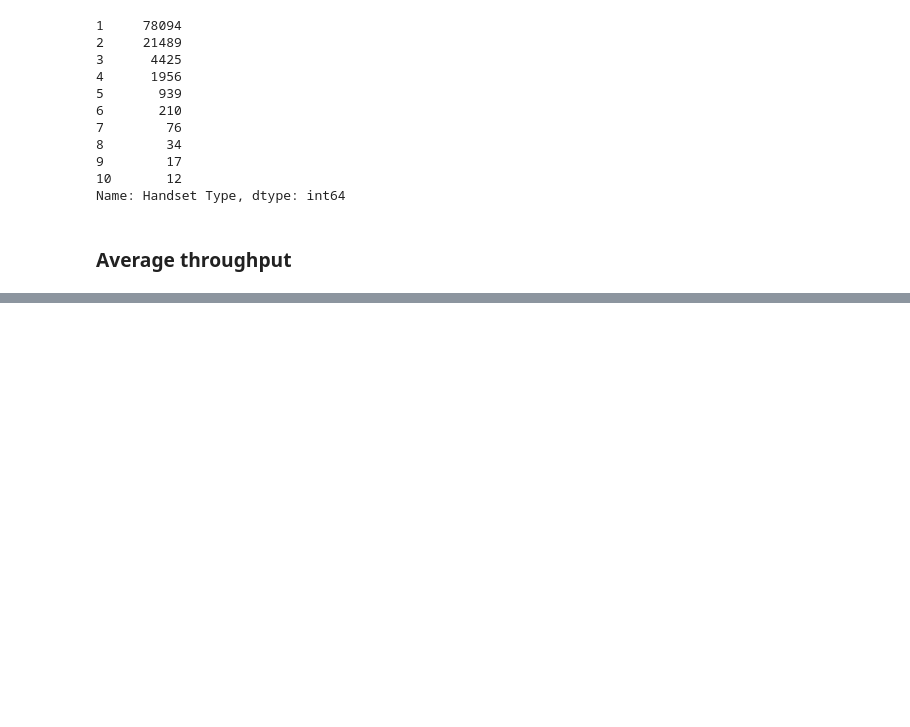
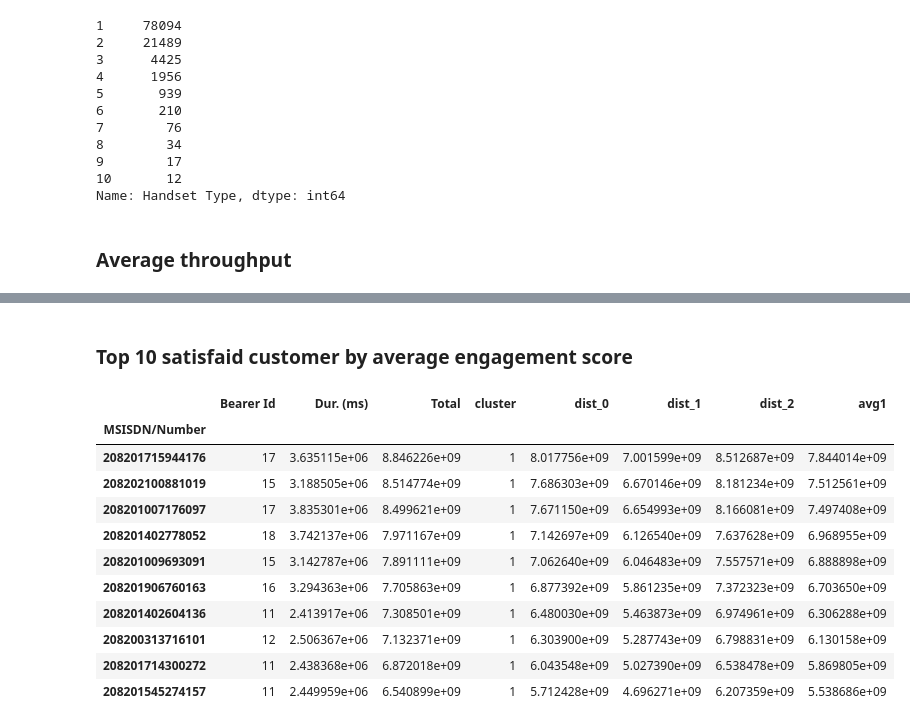
Before and after one commit to luelhagos/User-Analytics-in-the-Telecommunication-Industry, a Jupyter notebook: notebooks/final.ipynb, the cells around one changed output, grey strips where cells are left out. Drawn from its saved outputs; the diff is of its cells as text; code cells hidden in the pictures; blank space fills up the shorter version.

```diff
--- a/notebooks/final.ipynb
+++ b/notebooks/final.ipynb
@@ -1038,0 +1203,11 @@ Name: Handset Type, dtype: int64
+# %%
+points = joined_data.drop('Bearer Id', axis=1)
+kmeans = cluster.KMeans(n_clusters=3, random_state=0).fit(points)
+joined_data['cluster'] = kmeans.labels_
+centroids = kmeans.cluster_centers_
+dists = pd.DataFrame(
+    sdist.cdist(points, centroids),
+    columns=['dist_{}'.format(i) for i in range(len(centroids))],
+    index=joined_data.index)
+es = pd.concat([joined_data, dists], axis=1)
+print(es)
@@ -1038,0 +1257,19 @@ Name: Handset Type, dtype: int64
+# %% [markdown]
+### Top 10 satisfaid customer by average engagement score
+# %%
+es['avg1'] = es[['dist_0','dist_1','dist_2']].mean(axis=1)
+sort_by_avg1 = es.sort_values('avg1',ascending=False)
+sort_by_avg1.head(10)
+# %% [output]
+|  | Bearer Id | Dur. (ms) | Total | cluster | dist_0 | dist_1 | dist_2 | avg1 |
+| MSISDN/Number |  |  |  |  |  |  |  |  |
+| 208201715944176 | 17 | 3.635115e+06 | 8.846226e+09 | 1 | 8.017756e+09 | 7.001599e+09 | 8.512687e+09 | 7.844014e+09 |
+| 208202100881019 | 15 | 3.188505e+06 | 8.514774e+09 | 1 | 7.686303e+09 | 6.670146e+09 | 8.181234e+09 | 7.512561e+09 |
+| 208201007176097 | 17 | 3.835301e+06 | 8.499621e+09 | 1 | 7.671150e+09 | 6.654993e+09 | 8.166081e+09 | 7.497408e+09 |
+| 208201402778052 | 18 | 3.742137e+06 | 7.971167e+09 | 1 | 7.142697e+09 | 6.126540e+09 | 7.637628e+09 | 6.968955e+09 |
+| 208201009693091 | 15 | 3.142787e+06 | 7.891111e+09 | 1 | 7.062640e+09 | 6.046483e+09 | 7.557571e+09 | 6.888898e+09 |
+| 208201906760163 | 16 | 3.294363e+06 | 7.705863e+09 | 1 | 6.877392e+09 | 5.861235e+09 | 7.372323e+09 | 6.703650e+09 |
+| 208201402604136 | 11 | 2.413917e+06 | 7.308501e+09 | 1 | 6.480030e+09 | 5.463873e+09 | 6.974961e+09 | 6.306288e+09 |
+| 208200313716101 | 12 | 2.506367e+06 | 7.132371e+09 | 1 | 6.303900e+09 | 5.287743e+09 | 6.798831e+09 | 6.130158e+09 |
+| 208201714300272 | 11 | 2.438368e+06 | 6.872018e+09 | 1 | 6.043548e+09 | 5.027390e+09 | 6.538478e+09 | 5.869805e+09 |
+| 208201545274157 | 11 | 2.449959e+06 | 6.540899e+09 | 1 | 5.712428e+09 | 4.696271e+09 | 6.207359e+09 | 5.538686e+09 |
```
Also changed, not shown: parts of 22 cells of this notebook.
